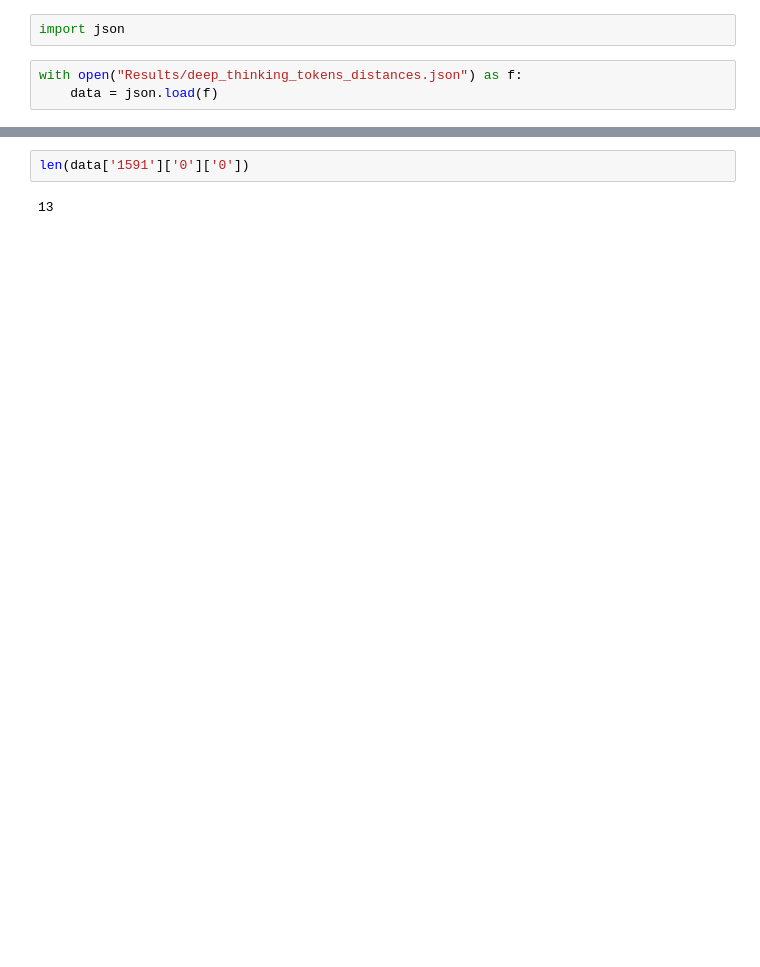
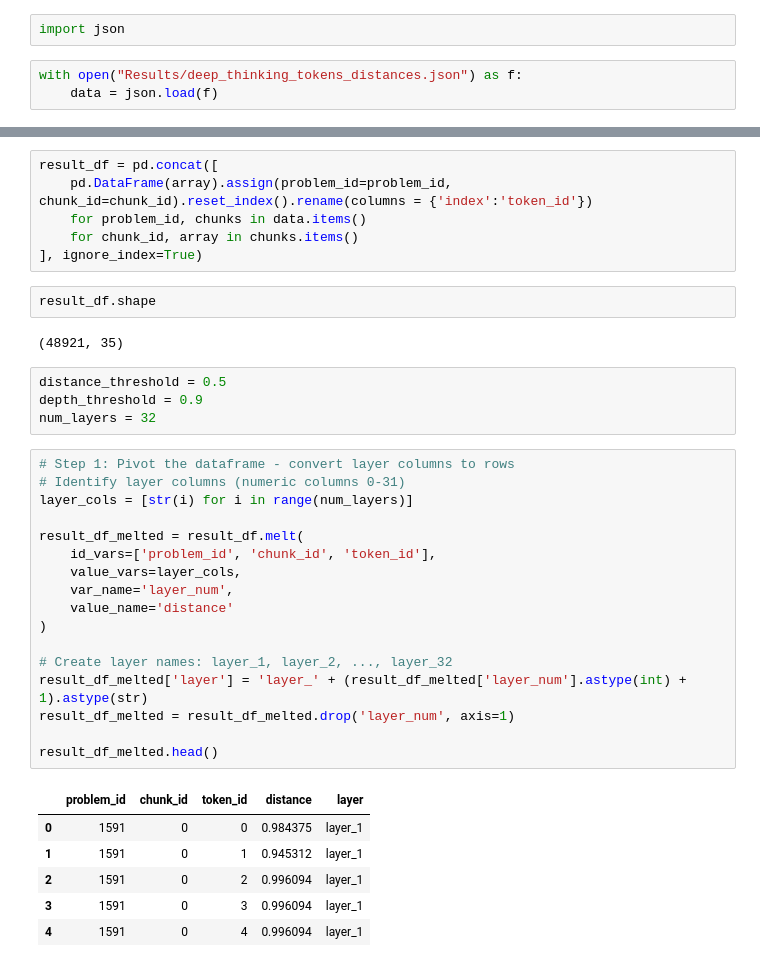
Before and after one commit to pr33t-commits/thought-anchors, a Jupyter notebook: whitebox-analyses/residual_stream_analysis/temp.ipynb, the cells around one changed output, grey strips where cells are left out. Saved outputs shown, nothing was run; the diff lists cells and outputs as text; blank space fills up the shorter version.

```diff
--- a/whitebox-analyses/residual_stream_analysis/temp.ipynb
+++ b/whitebox-analyses/residual_stream_analysis/temp.ipynb
@@ -15,4 +58,38 @@ pd.DataFrame(data['1591']['0']).insert(0, 'token', range(len(data['1591']['0']['
+# %%
+result_df = pd.concat([
+    pd.DataFrame(array).assign(problem_id=problem_id, chunk_id=chunk_id).reset_index().rename(columns = {'index':'token_id'})
+    for problem_id, chunks in data.items()
+    for chunk_id, array in chunks.items()
+], ignore_index=True)
 # %%
-len(data['1591']['0']['0'])
+result_df.shape
 # %% [output]
-13
+(48921, 35)
+# %%
+distance_threshold = 0.5
+depth_threshold = 0.9
+num_layers = 32
+# %%
+# Step 1: Pivot the dataframe - convert layer columns to rows
+# Identify layer columns (numeric columns 0-31)
+layer_cols = [str(i) for i in range(num_layers)]
+
+result_df_melted = result_df.melt(
+    id_vars=['problem_id', 'chunk_id', 'token_id'],
+    value_vars=layer_cols,
+    var_name='layer_num',
+    value_name='distance'
+)
+
+# Create layer names: layer_1, layer_2, ..., layer_32
+result_df_melted['layer'] = 'layer_' + (result_df_melted['layer_num'].astype(int) + 1).astype(str)
+result_df_melted = result_df_melted.drop('layer_num', axis=1)
+
+result_df_melted.head()
+# %% [output]
+|  | problem_id | chunk_id | token_id | distance | layer |
+| 0 | 1591 | 0 | 0 | 0.984375 | layer_1 |
+| 1 | 1591 | 0 | 1 | 0.945312 | layer_1 |
+| 2 | 1591 | 0 | 2 | 0.996094 | layer_1 |
+| 3 | 1591 | 0 | 3 | 0.996094 | layer_1 |
+| 4 | 1591 | 0 | 4 | 0.996094 | layer_1 |
```
Also changed, not shown: parts of 9 cells of this notebook, 5 other files.
